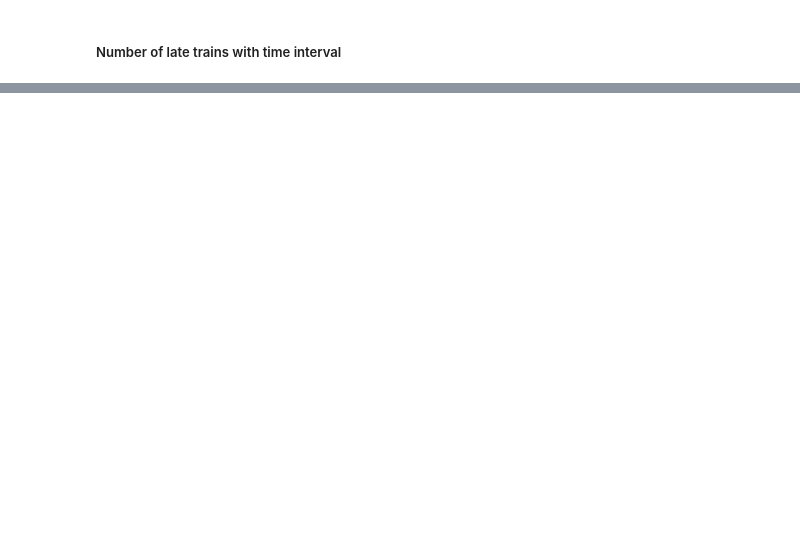
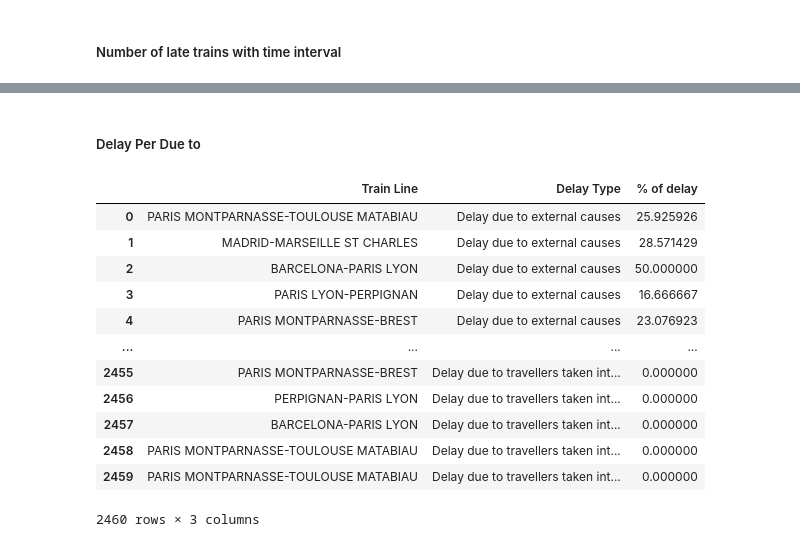
Before and after one commit to CrisMagdziak/Train_Traffic_Python, a Jupyter notebook: Trains_Project_v1.1.ipynb, the cells around one changed output, grey strips where cells are left out. Drawn from its saved outputs; the diff is of its cells as text; code cells hidden in the pictures; blank space fills up the shorter version.

```diff
--- a/Trains_Project_v1.1.ipynb
+++ b/Trains_Project_v1.1.ipynb
@@ -989,0 +964,18 @@ pass
+# %% [markdown]
+##### Delay Per Due to
+# %%
+df_del_cat_late
+# %% [output]
+|  | Train Line | Delay Type | % of delay |
+| 0 | PARIS MONTPARNASSE-TOULOUSE MATABIAU | Delay due to external causes | 25.925926 |
+| 1 | MADRID-MARSEILLE ST CHARLES | Delay due to external causes | 28.571429 |
+| 2 | BARCELONA-PARIS LYON | Delay due to external causes | 50.000000 |
+| 3 | PARIS LYON-PERPIGNAN | Delay due to external causes | 16.666667 |
+| 4 | PARIS MONTPARNASSE-BREST | Delay due to external causes | 23.076923 |
+| ... | ... | ... | ... |
+| 2455 | PARIS MONTPARNASSE-BREST | Delay due to travellers taken int... | 0.000000 |
+| 2456 | PERPIGNAN-PARIS LYON | Delay due to travellers taken int... | 0.000000 |
+| 2457 | BARCELONA-PARIS LYON | Delay due to travellers taken int... | 0.000000 |
+| 2458 | PARIS MONTPARNASSE-TOULOUSE MATABIAU | Delay due to travellers taken int... | 0.000000 |
+| 2459 | PARIS MONTPARNASSE-TOULOUSE MATABIAU | Delay due to travellers taken int... | 0.000000 |
+2460 rows × 3 columns
```
Also changed, not shown: parts of 31 cells of this notebook.
